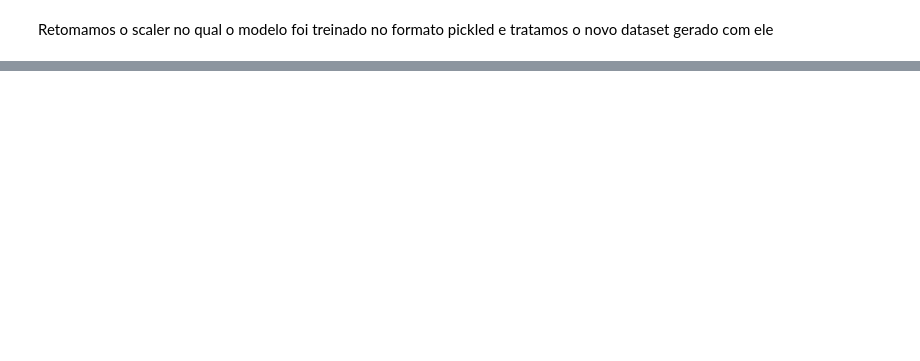
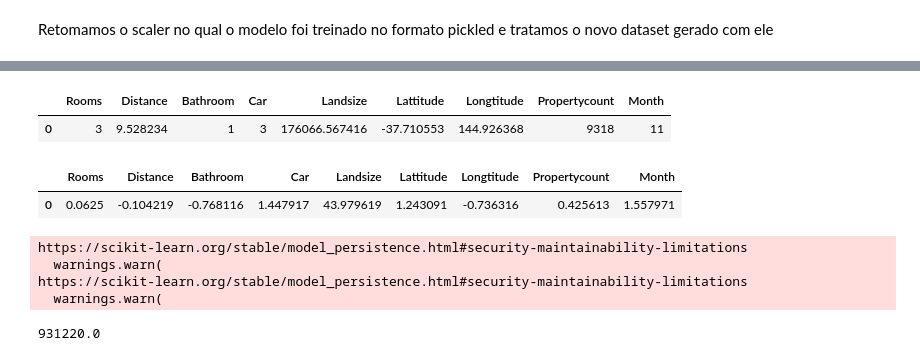
Before and after one commit to Jdss026/MelborneProject, a Jupyter notebook: prod.ipynb, the cells around one changed output, grey strips where cells are left out. Saved outputs shown, nothing was run; the diff lists cells and outputs as text; code cells hidden in the pictures; blank space fills up the shorter version.

```diff
--- a/prod.ipynb
+++ b/prod.ipynb
@@ -98,0 +58,28 @@ array([1.623235  , 1.40341   , 0.867365  , 1.150735  , 1.21334508,
+# %%
+df_prod = df.iloc[0:1]
+df_prod
+# %% [output]
+|  | Rooms | Distance | Bathroom | Car | Landsize | Lattitude | Longtitude | Propertycount | Month |
+| 0 | 3 | 9.528234 | 1 | 3 | 176066.567416 | -37.710553 | 144.926368 | 9318 | 11 |
+# %%
+df_scalar = pd.DataFrame()
+
+for cols in df_prod.columns:
+    z_prod = (df_prod[cols]-scaler[cols][0])/scaler[cols][1]
+    df_scalar[cols] = z_prod
+
+df_scalar
+# %% [output]
+|  | Rooms | Distance | Bathroom | Car | Landsize | Lattitude | Longtitude | Propertycount | Month |
+| 0 | 0.0625 | -0.104219 | -0.768116 | 1.447917 | 43.979619 | 1.243091 | -0.736316 | 0.425613 | 1.557971 |
+# %%
+pickled_model = pickle.load(open('./model/model.pkl', 'rb'))
+
+pred = pickled_model.predict(df_scalar)
+pred[0]
+# %% [output]
+https://scikit-learn.org/stable/model_persistence.html#security-maintainability-limitations
+  warnings.warn(
+https://scikit-learn.org/stable/model_persistence.html#security-maintainability-limitations
+  warnings.warn(
+931220.0
```
Also changed, not shown: parts of 8 cells of this notebook, 4 other files.
